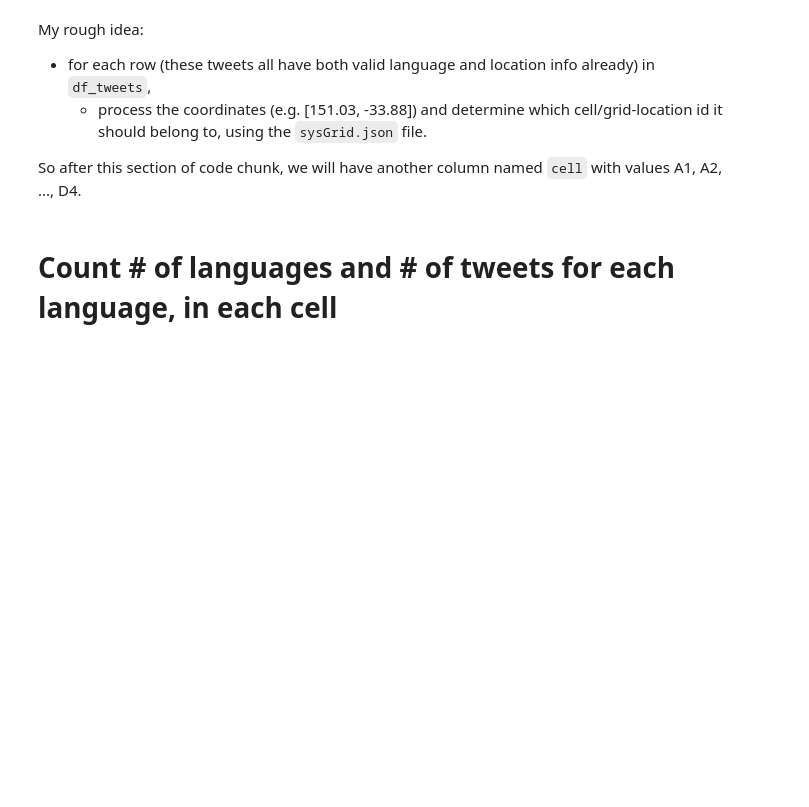
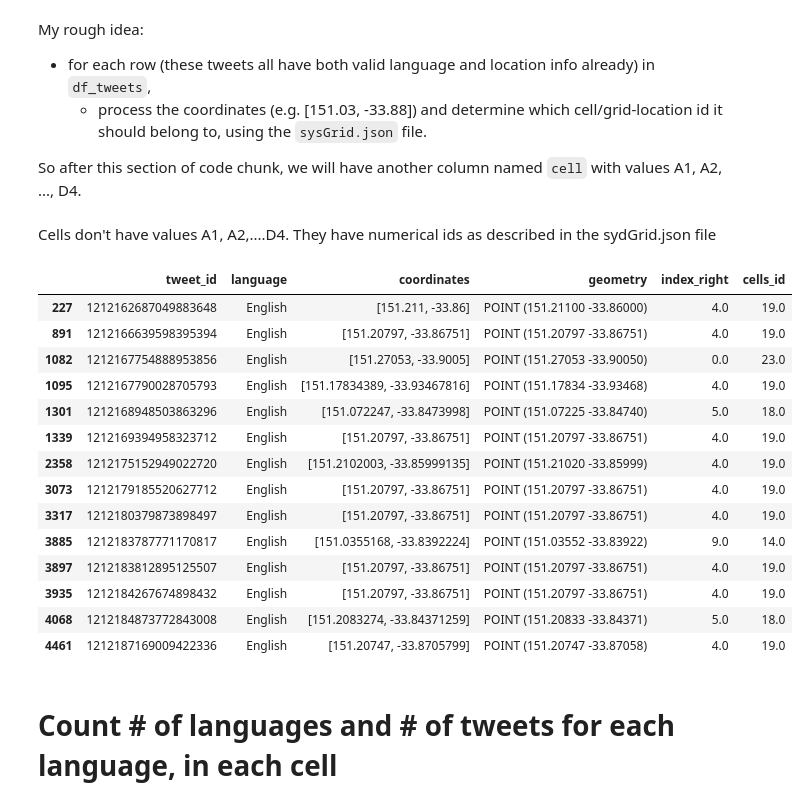
Before and after one commit to rbghks0126/CCC-ass1, a Jupyter notebook: find_language_tweet.ipynb, the cells around one changed output. Cells and saved outputs as stored; diff of their text form; code cells hidden in the pictures; blank space fills up the shorter version.

```diff
--- a/find_language_tweet.ipynb
+++ b/find_language_tweet.ipynb
@@ -143,3 +178,23 @@ So after this section of code chunk, we will have another column named `cell` wi
+# %% [markdown]
+Cells don't have values A1, A2,....D4. They have numerical ids as described in the sydGrid.json file
+# %%
+tweets_with_cells
+# %% [output]
+|  | tweet_id | language | coordinates | geometry | index_right | cells_id |
+| 227 | 1212162687049883648 | English | [151.211, -33.86] | POINT (151.21100 -33.86000) | 4.0 | 19.0 |
+| 891 | 1212166639598395394 | English | [151.20797, -33.86751] | POINT (151.20797 -33.86751) | 4.0 | 19.0 |
+| 1082 | 1212167754888953856 | English | [151.27053, -33.9005] | POINT (151.27053 -33.90050) | 0.0 | 23.0 |
+| 1095 | 1212167790028705793 | English | [151.17834389, -33.93467816] | POINT (151.17834 -33.93468) | 4.0 | 19.0 |
+| 1301 | 1212168948503863296 | English | [151.072247, -33.8473998] | POINT (151.07225 -33.84740) | 5.0 | 18.0 |
+| 1339 | 1212169394958323712 | English | [151.20797, -33.86751] | POINT (151.20797 -33.86751) | 4.0 | 19.0 |
+| 2358 | 1212175152949022720 | English | [151.2102003, -33.85999135] | POINT (151.21020 -33.85999) | 4.0 | 19.0 |
+| 3073 | 1212179185520627712 | English | [151.20797, -33.86751] | POINT (151.20797 -33.86751) | 4.0 | 19.0 |
+| 3317 | 1212180379873898497 | English | [151.20797, -33.86751] | POINT (151.20797 -33.86751) | 4.0 | 19.0 |
+| 3885 | 1212183787771170817 | English | [151.0355168, -33.8392224] | POINT (151.03552 -33.83922) | 9.0 | 14.0 |
+| 3897 | 1212183812895125507 | English | [151.20797, -33.86751] | POINT (151.20797 -33.86751) | 4.0 | 19.0 |
+| 3935 | 1212184267674898432 | English | [151.20797, -33.86751] | POINT (151.20797 -33.86751) | 4.0 | 19.0 |
+| 4068 | 1212184873772843008 | English | [151.2083274, -33.84371259] | POINT (151.20833 -33.84371) | 5.0 | 18.0 |
+| 4461 | 1212187169009422336 | English | [151.20747, -33.8705799] | POINT (151.20747 -33.87058) | 4.0 | 19.0 |
 # %% [markdown]
 # Count # of languages and # of tweets for each language, in each cell
 # %% [markdown]
```
Also changed, not shown: parts of 11 cells of this notebook.
